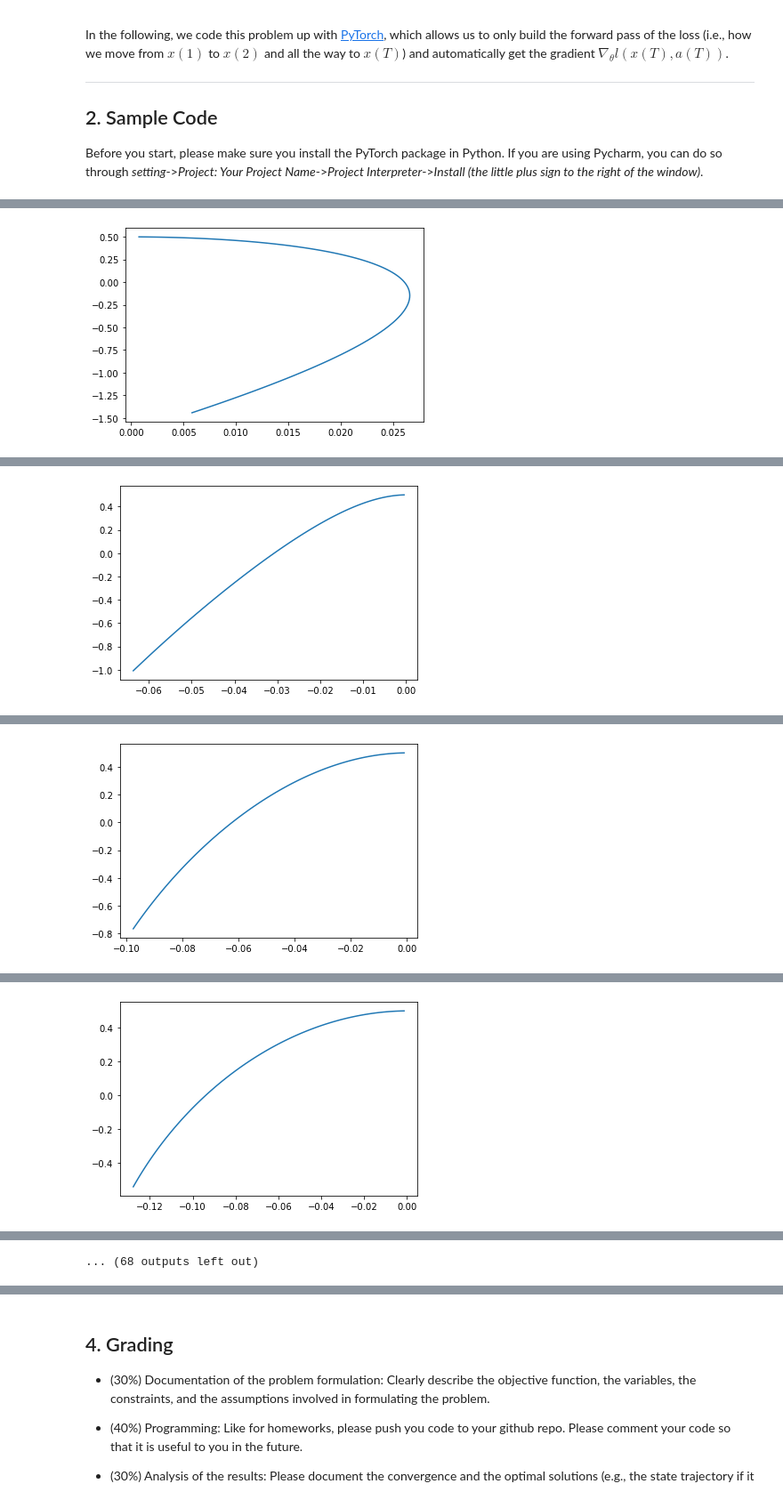
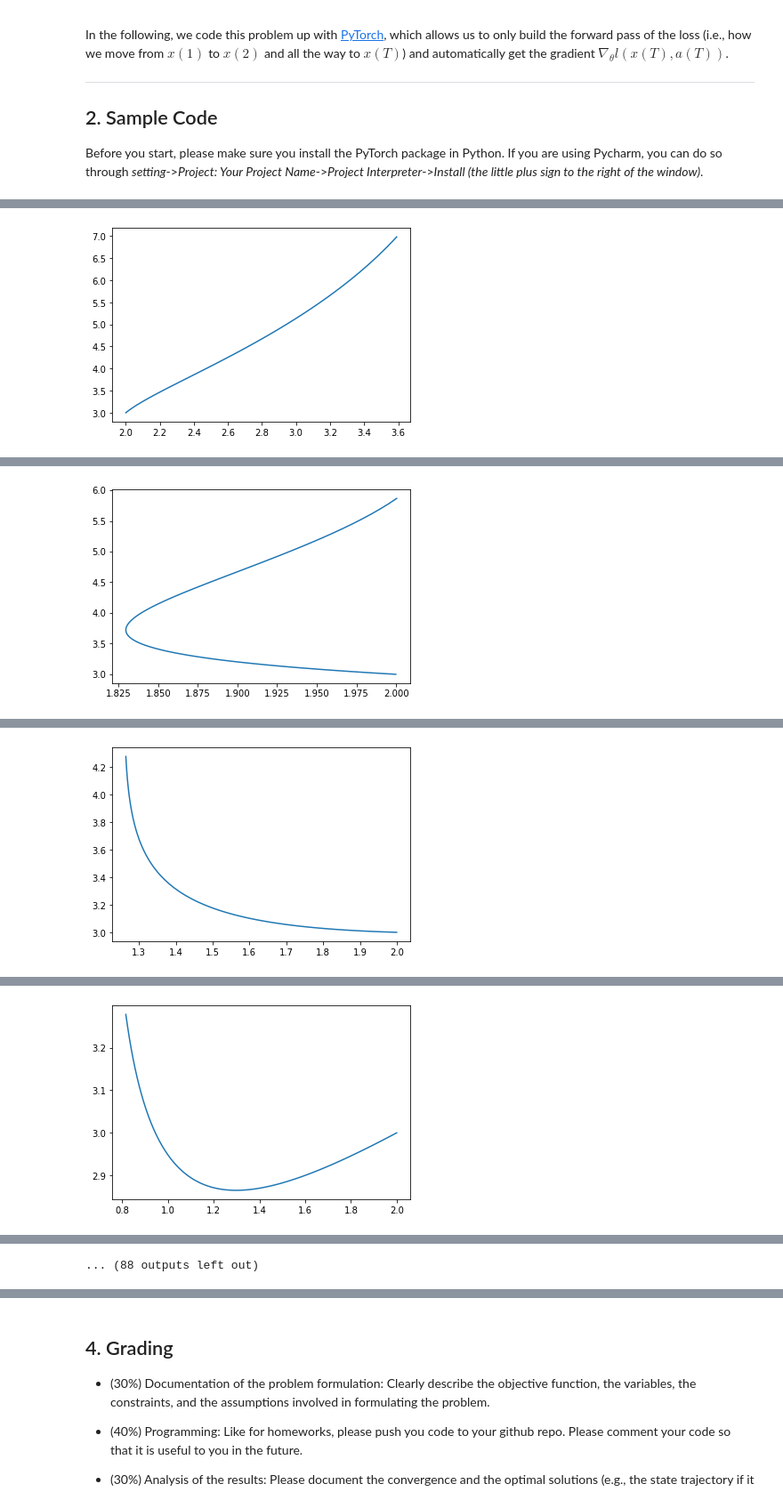
Before and after one commit to shubhamchaudhary22/Design-Optimization, a Jupyter notebook: Project/Project 1 gradient based algorithms and differentiable programming.ipynb, the cells around one changed output, grey strips where cells are left out. Shown at 89% size. Drawn from its saved outputs; the diff is of its cells as text; code cells hidden in the pictures.

Commit message:
Updated Rotation and 2D

```diff
--- a/Project/Project 1 gradient based algorithms and differentiable programming.ipynb
+++ b/Project/Project 1 gradient based algorithms and differentiable programming.ipynb
@@ -64,12 +64,11 @@ FRAME_TIME = 0.1  # time interval
 GRAVITY_ACCEL = 0.12  # gravity constant
 BOOST_ACCEL = 0.18  # thrust constant
 drag = 0.01
-
-
+X_ACCEL = 0.18
 # # the following parameters are not being used in the sample code
 #PLATFORM_WIDTH = 0.25  # landing platform width
 #PLATFORM_HEIGHT = 0.06  # landing platform height
-ROTATION_ACCEL = 0.1  # rotation constant
+ROTATION_ACCEL = 0.01  # rotation constant
 # %%
 # define system dynamics
 # Notes:
@@ -174,11 +181,11 @@ class Simulation(nn.Module):
 
     @staticmethod
     def initialize_state():
-        state = [1.0, 0.0,0.5,0.0]  # TODO: need batch of initial states
+        state = [3.0, 0.0,2.0,0.0,0.5,0.0]  # TODO: need batch of initial states
         return t.tensor(state, requires_grad=False).float()
 
     def error(self, state):
-        return state[0]**2 + state[1]**2 + state[2]**2 + state[3]**2
+        return state[0]**2 + state[1]**2 + state[2]**2 + state[3]**2 + state[4]**2 + state[5]**2
 # %%
 # set up the optimizer
 # Note:
@@ -211,20 +218,20 @@ class Optimize:
 
     def visualize(self):
         data = np.array([self.simulation.state_trajectory[i].detach().numpy() for i in range(self.simulation.T)])
-        x = data[:, 1]
-        y = data[:, 2]
+        x = data[:, 2]
+        y = data[:, 0]
         plt.plot(x, y)
         plt.show()
 # %%
 # Now it's time to run the code!
 
 T = 100  # number of time steps
-dim_input = 4  # state space dimensions
-dim_hidden = 6  # latent dimensions
-dim_output = 2  # action space dimensions
+dim_input = 6  # state space dimensions
+dim_hidden = 8  # latent dimensions
+dim_output = 5  # action space dimensions
 d = Dynamics()  # define dynamics
 c = Controller(dim_input, dim_hidden, dim_output)  # define controller
 s = Simulation(c, d, T)  # define simulation
 o = Optimize(s)  # define optimizer
-o.train(40)  # solve the optimization problem
+o.train(50)  # solve the optimization problem
 # %% [output]
@@ -232 +239 @@ o.train(40)  # solve the optimization problem
-[figure, old version]
+[figure, new version]
@@ -234 +241 @@ o.train(40)  # solve the optimization problem
-[figure, old version]
+[figure, new version]
@@ -236 +243 @@ o.train(40)  # solve the optimization problem
-[figure, old version]
+[figure, new version]
@@ -238 +245 @@ o.train(40)  # solve the optimization problem
-[figure, old version]
+[figure, new version]
@@ -243,2 +250,2 @@ o.train(40)  # solve the optimization problem
-... (68 outputs left out)
+... (88 outputs left out)
 # %% [markdown]
```
Also changed, not shown: parts of 3 cells of this notebook.
